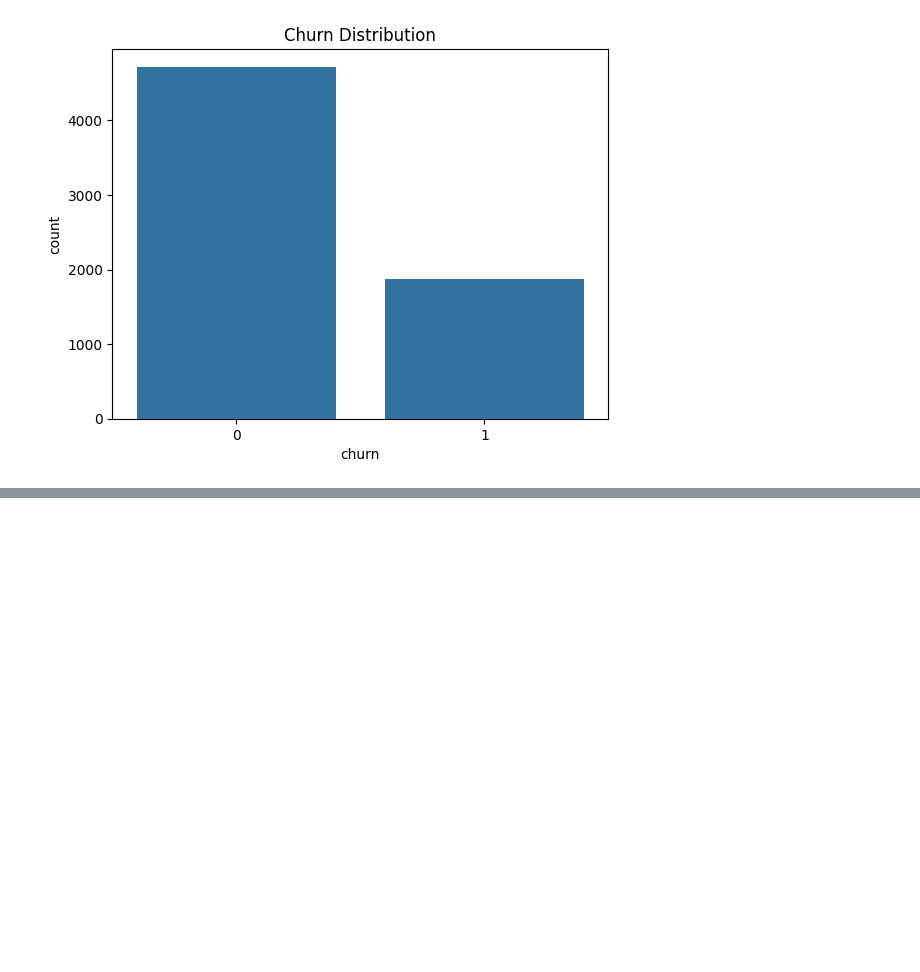
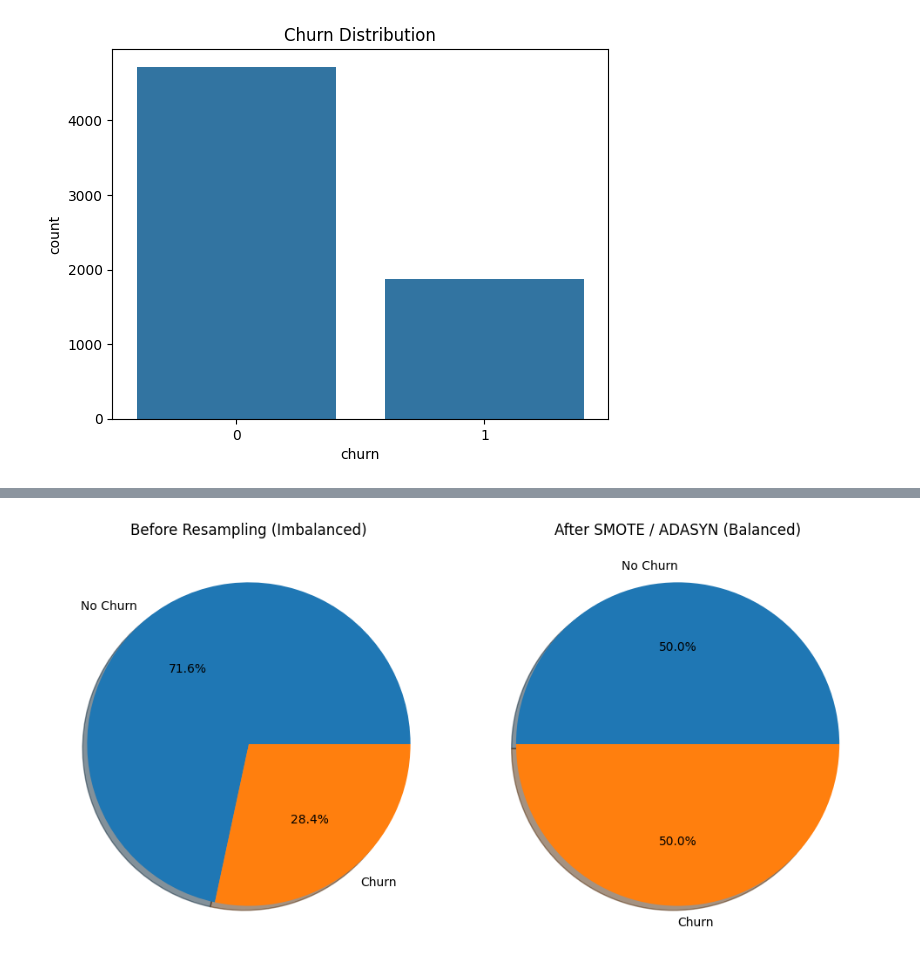
Before and after one commit to chunonso/CHURNGUARD, a Jupyter notebook: ChurnGuard/churn.ipynb, the cells around one changed output, grey strips where cells are left out. Drawn from its saved outputs; the diff is of its cells as text; code cells hidden in the pictures; blank space fills up the shorter version.

```diff
--- a/ChurnGuard/churn.ipynb
+++ b/ChurnGuard/churn.ipynb
@@ -618,3 +624,42 @@ XGBoost: 0.8452
+# %%
+# =========================================================
+# VISUAL REPRESENTATION OF CLASS BALANCING
+# =========================================================
+import matplotlib.pyplot as plt
+
+# Original distribution (you already computed this earlier)
+counts = df["churn"].value_counts()
+
+# Simulated balanced distribution (what SMOTE does)
+balanced_counts = [counts.max(), counts.max()]
+
+# Plot side by side
+plt.figure(figsize=(10,5))
+
+# Before (Imbalanced)
+plt.subplot(1,2,1)
+plt.pie(
+    counts,
+    labels=["No Churn", "Churn"],
+    autopct="%.1f%%",
+    shadow=True
+)
+plt.title("Before Resampling (Imbalanced)")
+
+# After (Balanced)
+plt.subplot(1,2,2)
+plt.pie(
+    balanced_counts,
+    labels=["No Churn", "Churn"],
+    autopct="%.1f%%",
+    shadow=True
+)
+plt.title("After SMOTE / ADASYN (Balanced)")
+
+plt.tight_layout()
+plt.show()
+# %% [output]
+[figure, added]
 # %%
 from sklearn.base import clone
 
```
Also changed, not shown: parts of 34 cells of this notebook.
